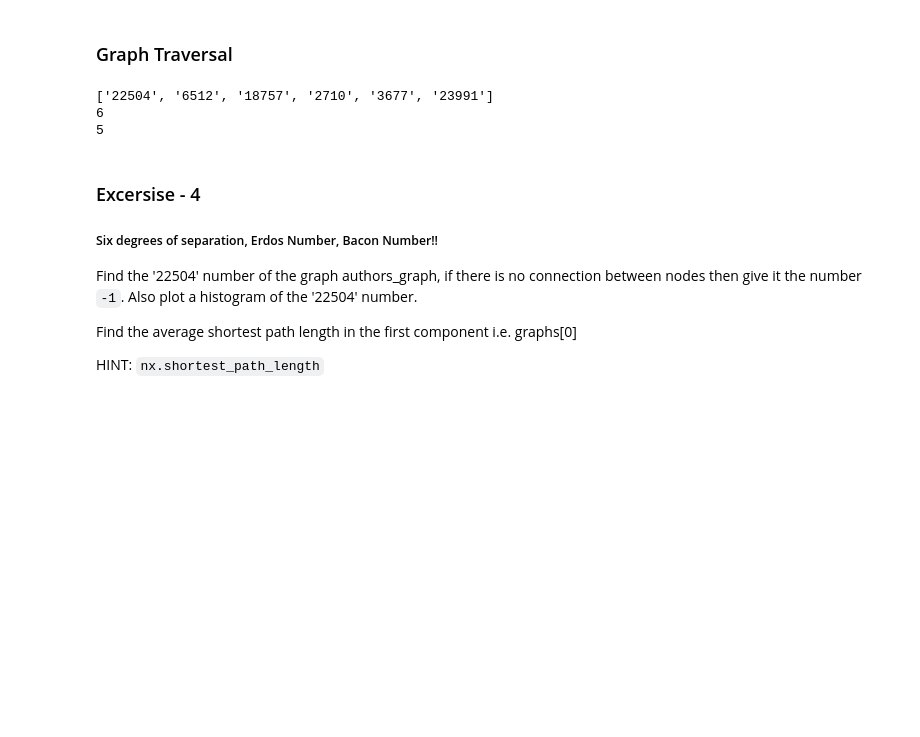
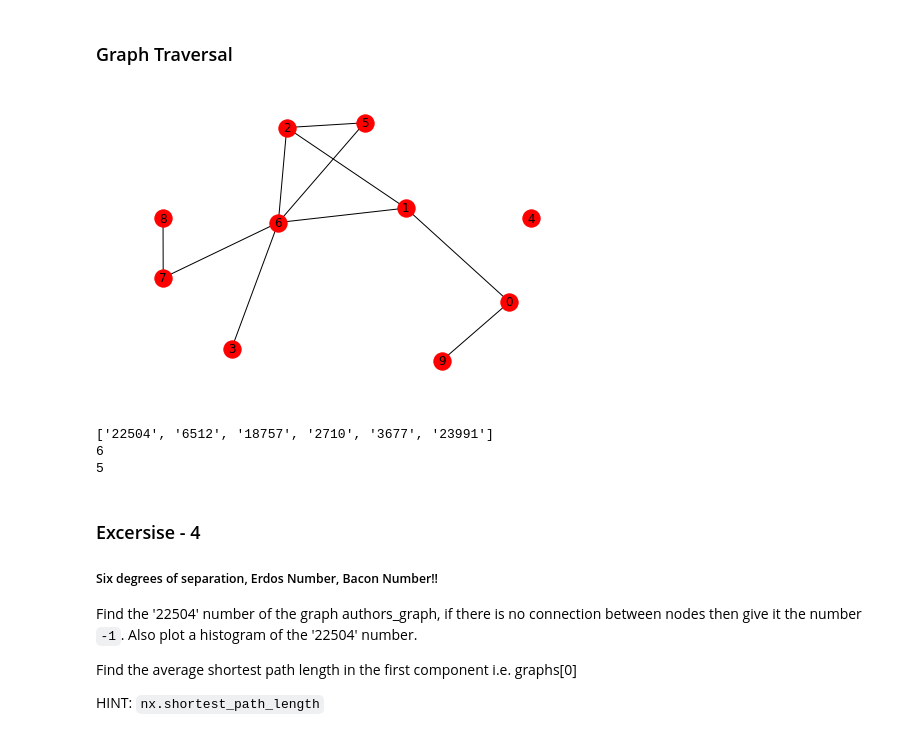
Before and after one commit to MridulS/pyconpl-2017-networkx, a Jupyter notebook: Slides.ipynb, the cells around one changed output. Cells and saved outputs as stored; diff of their text form; code cells hidden in the pictures; blank space fills up the shorter version.

```diff
--- a/Slides.ipynb
+++ b/Slides.ipynb
@@ -369,5 +371,9 @@ nx.draw(graphs[10])
 # %% [markdown]
 ### Graph Traversal
+# %%
+nx.draw(nx.erdos_renyi_graph(10, 0.2, seed=1), with_labels=True)
+# %% [output]
+[figure, added]
 # %%
 print(nx.shortest_path(graphs[0], '22504', '23991'))
 print(len(nx.shortest_path(graphs[0], '22504', '23991')))
```
Also changed, not shown: parts of 29 cells of this notebook, 2 other files.
